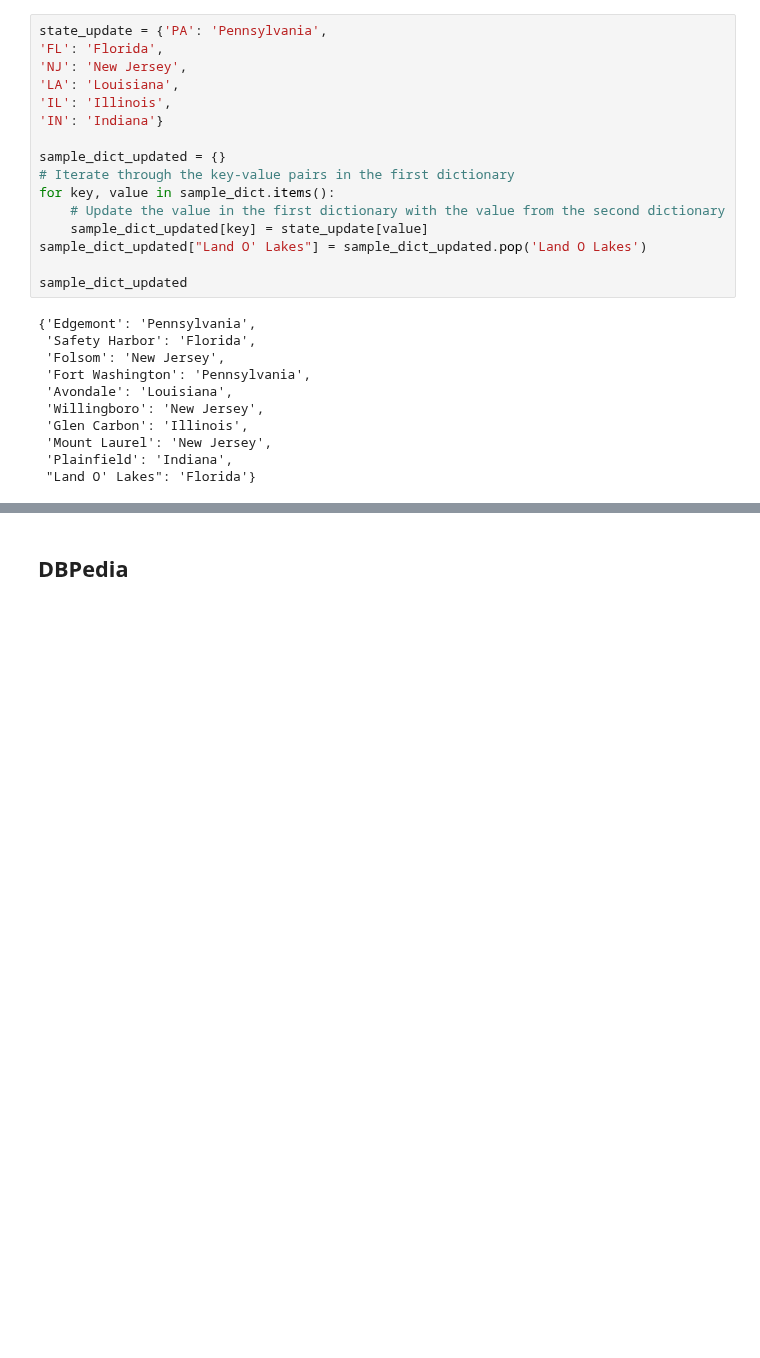
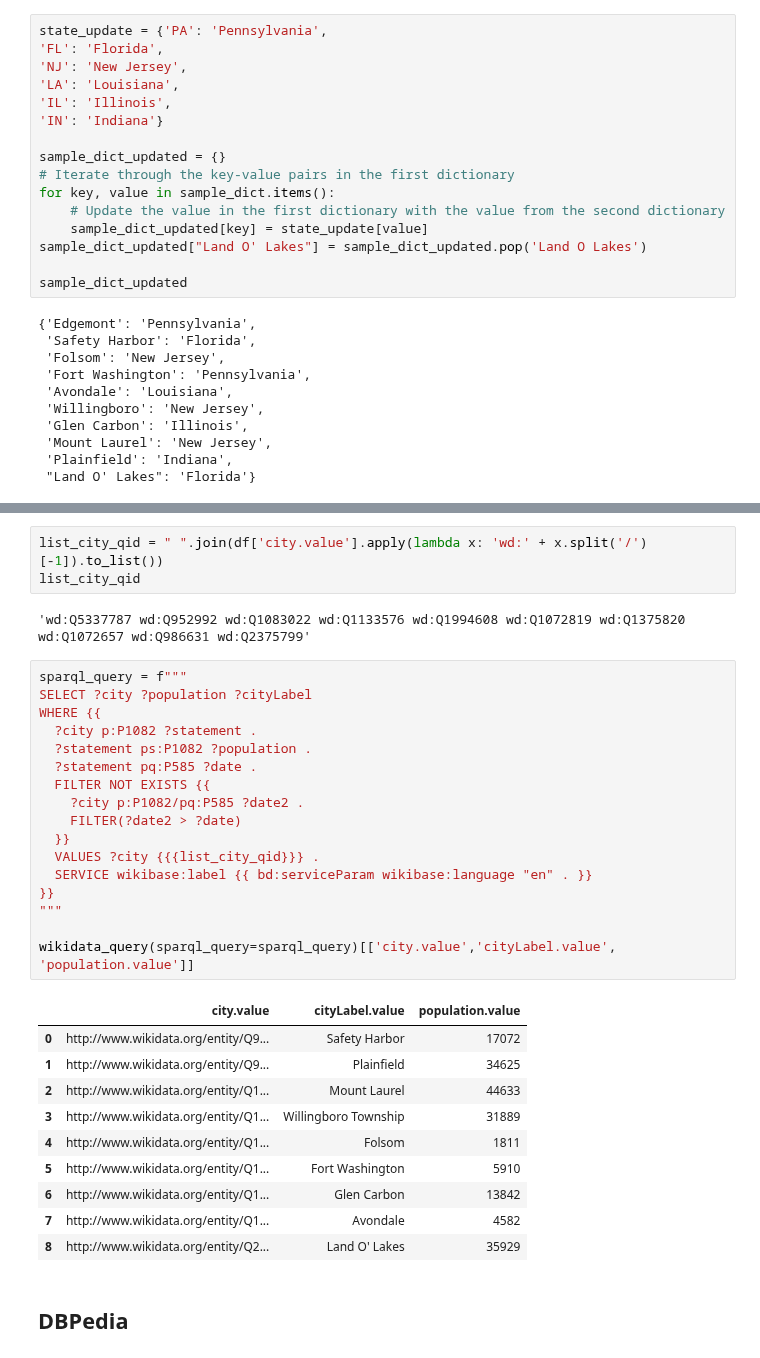
Before and after one commit to christiannielsen98/DVML-P7, a Jupyter notebook: Code/CompetencyQuestions/wikidata_competency_questions.ipynb, the cells around one changed output, grey strips where cells are left out. Cells and saved outputs as stored; diff of their text form; blank space fills up the shorter version.

```diff
--- a/Code/CompetencyQuestions/wikidata_competency_questions.ipynb
+++ b/Code/CompetencyQuestions/wikidata_competency_questions.ipynb
@@ -223,3 +227,36 @@ df[['val.value', 'val2.value', 'city.value', 'cityLabel.value', 'location.value'
+# %%
+list_city_qid = " ".join(df['city.value'].apply(lambda x: 'wd:' + x.split('/')[-1]).to_list())
+list_city_qid
+# %% [output]
+'wd:Q5337787 wd:Q952992 wd:Q1083022 wd:Q1133576 wd:Q1994608 wd:Q1072819 wd:Q1375820 wd:Q1072657 wd:Q986631 wd:Q2375799'
+# %%
+sparql_query = f"""
+SELECT ?city ?population ?cityLabel
+WHERE {{
+  ?city p:P1082 ?statement .
+  ?statement ps:P1082 ?population .
+  ?statement pq:P585 ?date .
+  FILTER NOT EXISTS {{
+    ?city p:P1082/pq:P585 ?date2 .
+    FILTER(?date2 > ?date)
+  }}
+  VALUES ?city {{{list_city_qid}}} .
+  SERVICE wikibase:label {{ bd:serviceParam wikibase:language "en" . }}
+}}
+"""
+
+wikidata_query(sparql_query=sparql_query)[['city.value','cityLabel.value', 'population.value']]
+# %% [output]
+|  | city.value | cityLabel.value | population.value |
+| 0 | http://www.wikidata.org/entity/Q9... | Safety Harbor | 17072 |
+| 1 | http://www.wikidata.org/entity/Q9... | Plainfield | 34625 |
+| 2 | http://www.wikidata.org/entity/Q1... | Mount Laurel | 44633 |
+| 3 | http://www.wikidata.org/entity/Q1... | Willingboro Township | 31889 |
+| 4 | http://www.wikidata.org/entity/Q1... | Folsom | 1811 |
+| 5 | http://www.wikidata.org/entity/Q1... | Fort Washington | 5910 |
+| 6 | http://www.wikidata.org/entity/Q1... | Glen Carbon | 13842 |
+| 7 | http://www.wikidata.org/entity/Q1... | Avondale | 4582 |
+| 8 | http://www.wikidata.org/entity/Q2... | Land O' Lakes | 35929 |
 # %% [markdown]
 ## DBPedia
 # %%
```
Also changed, not shown: parts of 10 cells of this notebook, 1 other file.
